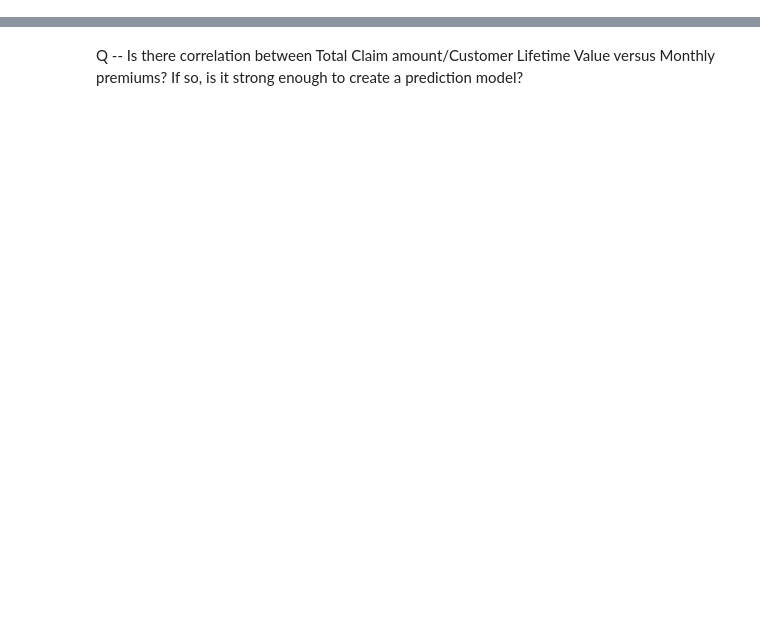
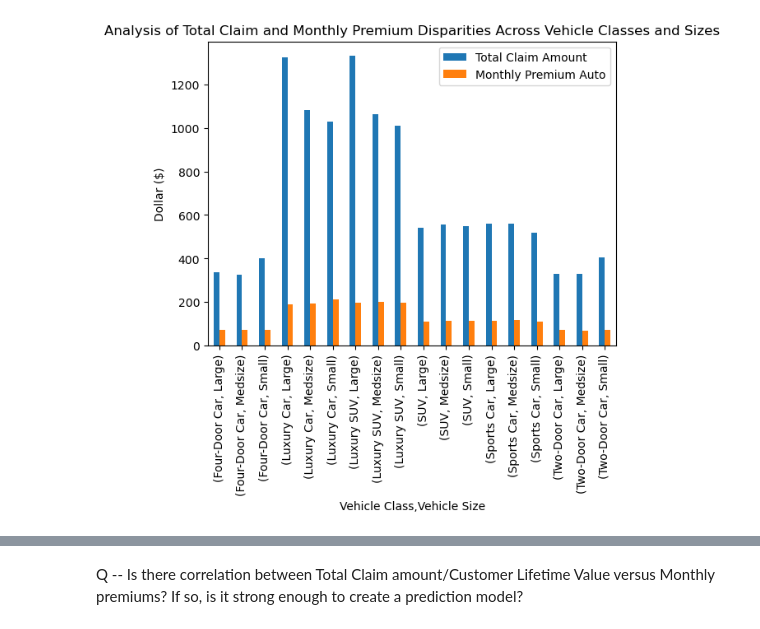
Before and after one commit to rdeshir10/Understanding_car_insurance, a Jupyter notebook: car_insurance.ipynb, the cells around one changed output, grey strips where cells are left out. Cells and saved outputs as stored; diff of their text form; code cells hidden in the pictures; blank space fills up the shorter version.

```diff
--- a/car_insurance.ipynb
+++ b/car_insurance.ipynb
@@ -95,0 +151,23 @@ income_df[["Income","Monthly Premium Auto","Customer Lifetime Value","Total Clai
+# %%
+size_class_total = auto_df.groupby(["Vehicle Class", "Vehicle Size"])["Total Claim Amount"].median()
+size_class_month = auto_df.groupby(["Vehicle Class", "Vehicle Size"])["Monthly Premium Auto"].median()
+
+# Merging the total claim amount & monthly premium auto dataset
+df = pd.merge(size_class_total, size_class_month, on=["Vehicle Class", "Vehicle Size"])
+
+# Plotting bar graph
+df.plot(kind="bar", ylabel="Dollar ($)")
+
+# Add title to the bar graph
+plt.title("Analysis of Total Claim and Monthly Premium Disparities Across Vehicle Classes and Sizes")
+
+# Setting legend
+plt.legend(loc="best")
+
+# Save figure
+plt.savefig("Output/totalclaim_&_monthlypremium_vs_class & size.png", bbox_inches="tight")
+
+# Show plot
+plt.show()
+# %% [output]
+[figure, added]
```
Also changed, not shown: parts of 6 cells of this notebook.
